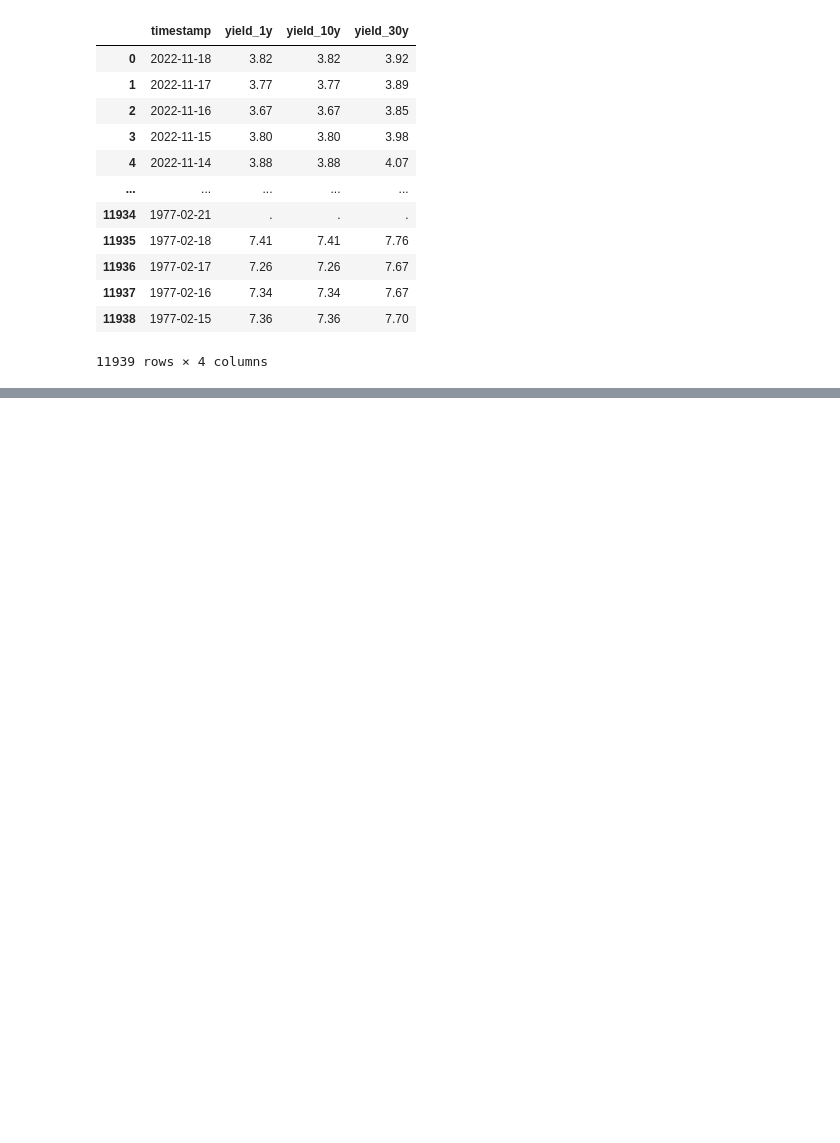
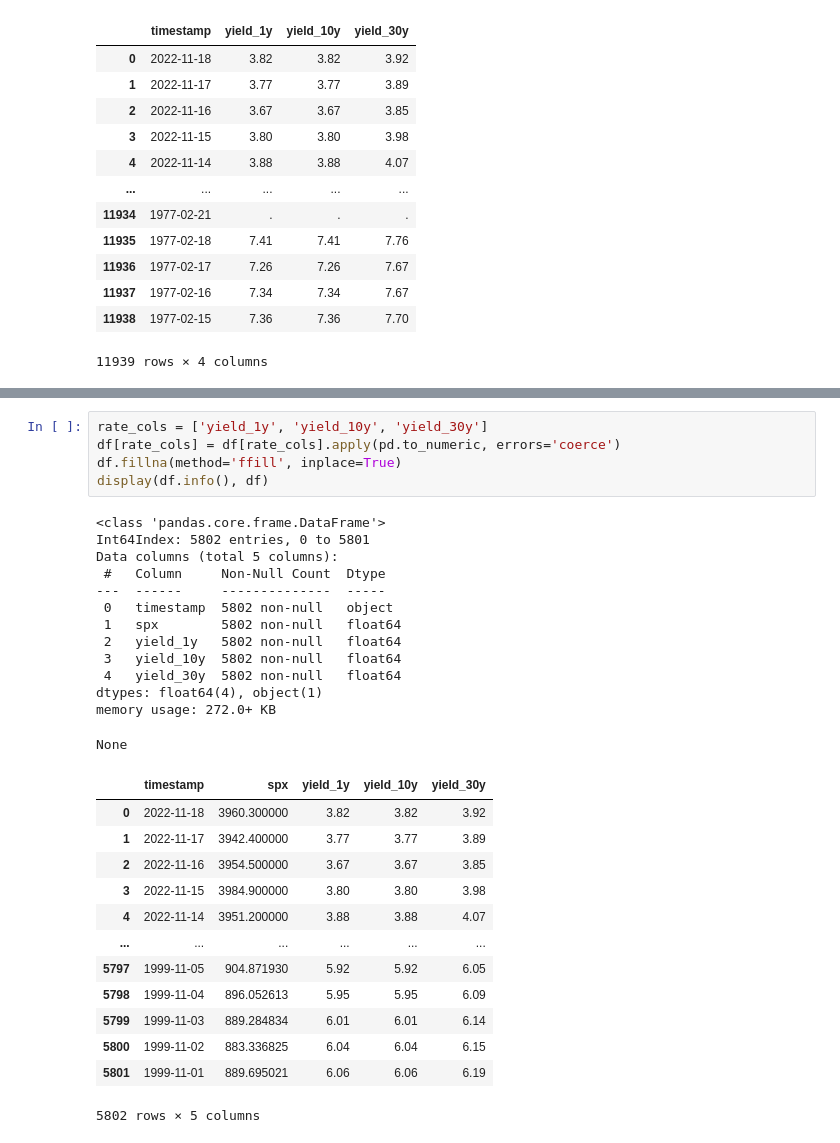
Before and after one commit to MykolaPinchuk/projects_gcp_cpu, a Jupyter notebook: spx/src/dev_xgb.ipynb, the cells around one changed output, grey strips where cells are left out. Cells and saved outputs as stored; diff of their text form; blank space fills up the shorter version.

Commit message:
added first version of dev script with fin data, not promising

```diff
--- a/spx/src/dev_xgb.ipynb
+++ b/spx/src/dev_xgb.ipynb
@@ -108,3 +123,35 @@ df.head()
 | 2 | 2022-11-16 | 3954.5 | 3.67 | 3.67 | 3.85 |
 | 3 | 2022-11-15 | 3984.9 | 3.80 | 3.80 | 3.98 |
 | 4 | 2022-11-14 | 3951.2 | 3.88 | 3.88 | 4.07 |
+# %%
+rate_cols = ['yield_1y', 'yield_10y', 'yield_30y']
+df[rate_cols] = df[rate_cols].apply(pd.to_numeric, errors='coerce')
+df.fillna(method='ffill', inplace=True)
+display(df.info(), df)
+# %% [output]
+<class 'pandas.core.frame.DataFrame'>
+Int64Index: 5802 entries, 0 to 5801
+Data columns (total 5 columns):
+ #   Column     Non-Null Count  Dtype
+---  ------     --------------  -----
+ 0   timestamp  5802 non-null   object
+ 1   spx        5802 non-null   float64
+ 2   yield_1y   5802 non-null   float64
+ 3   yield_10y  5802 non-null   float64
+ 4   yield_30y  5802 non-null   float64
+dtypes: float64(4), object(1)
+memory usage: 272.0+ KB
+None
+|  | timestamp | spx | yield_1y | yield_10y | yield_30y |
+| 0 | 2022-11-18 | 3960.300000 | 3.82 | 3.82 | 3.92 |
+| 1 | 2022-11-17 | 3942.400000 | 3.77 | 3.77 | 3.89 |
+| 2 | 2022-11-16 | 3954.500000 | 3.67 | 3.67 | 3.85 |
+| 3 | 2022-11-15 | 3984.900000 | 3.80 | 3.80 | 3.98 |
+| 4 | 2022-11-14 | 3951.200000 | 3.88 | 3.88 | 4.07 |
+| ... | ... | ... | ... | ... | ... |
+| 5797 | 1999-11-05 | 904.871930 | 5.92 | 5.92 | 6.05 |
+| 5798 | 1999-11-04 | 896.052613 | 5.95 | 5.95 | 6.09 |
+| 5799 | 1999-11-03 | 889.284834 | 6.01 | 6.01 | 6.14 |
+| 5800 | 1999-11-02 | 883.336825 | 6.04 | 6.04 | 6.15 |
+| 5801 | 1999-11-01 | 889.695021 | 6.06 | 6.06 | 6.19 |
+5802 rows × 5 columns
```
Also changed, not shown: parts of 20 cells of this notebook.
